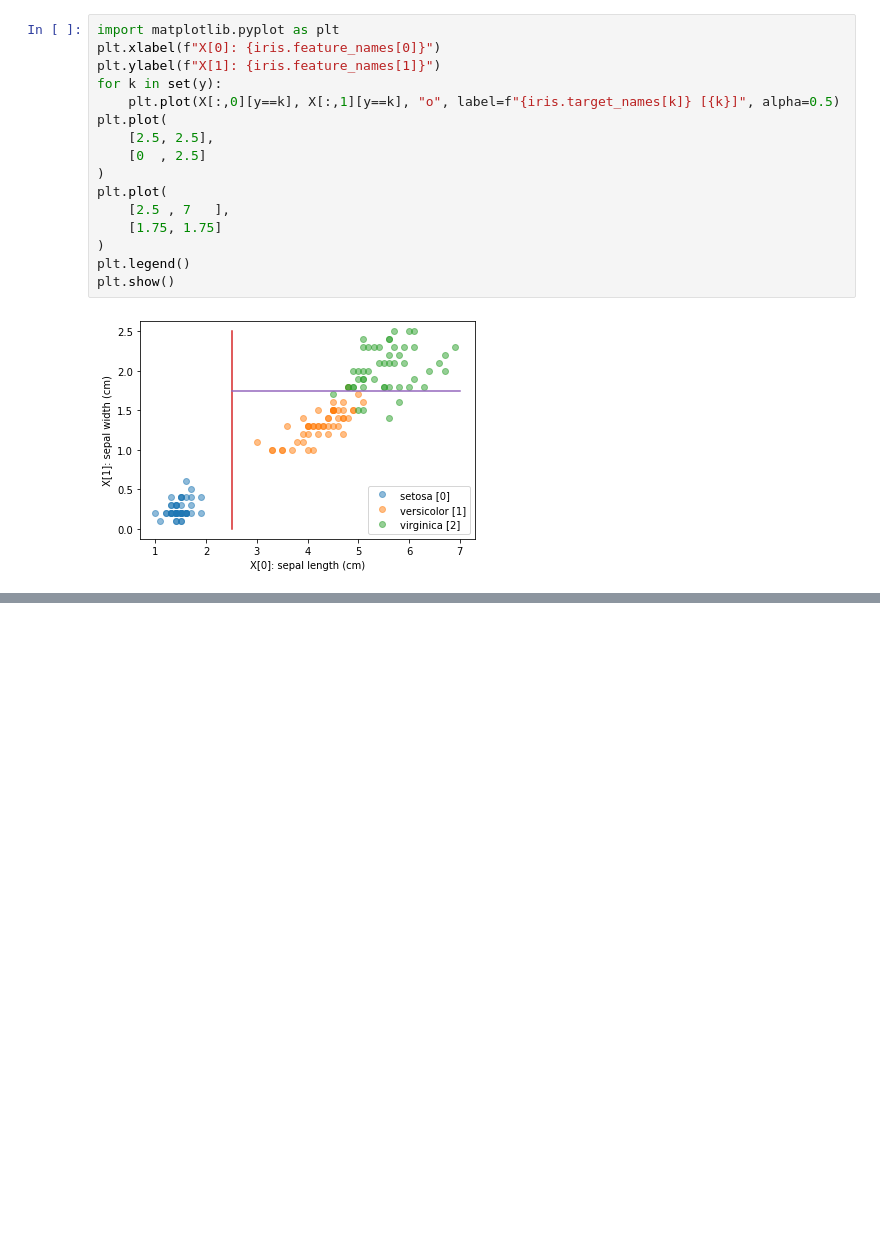
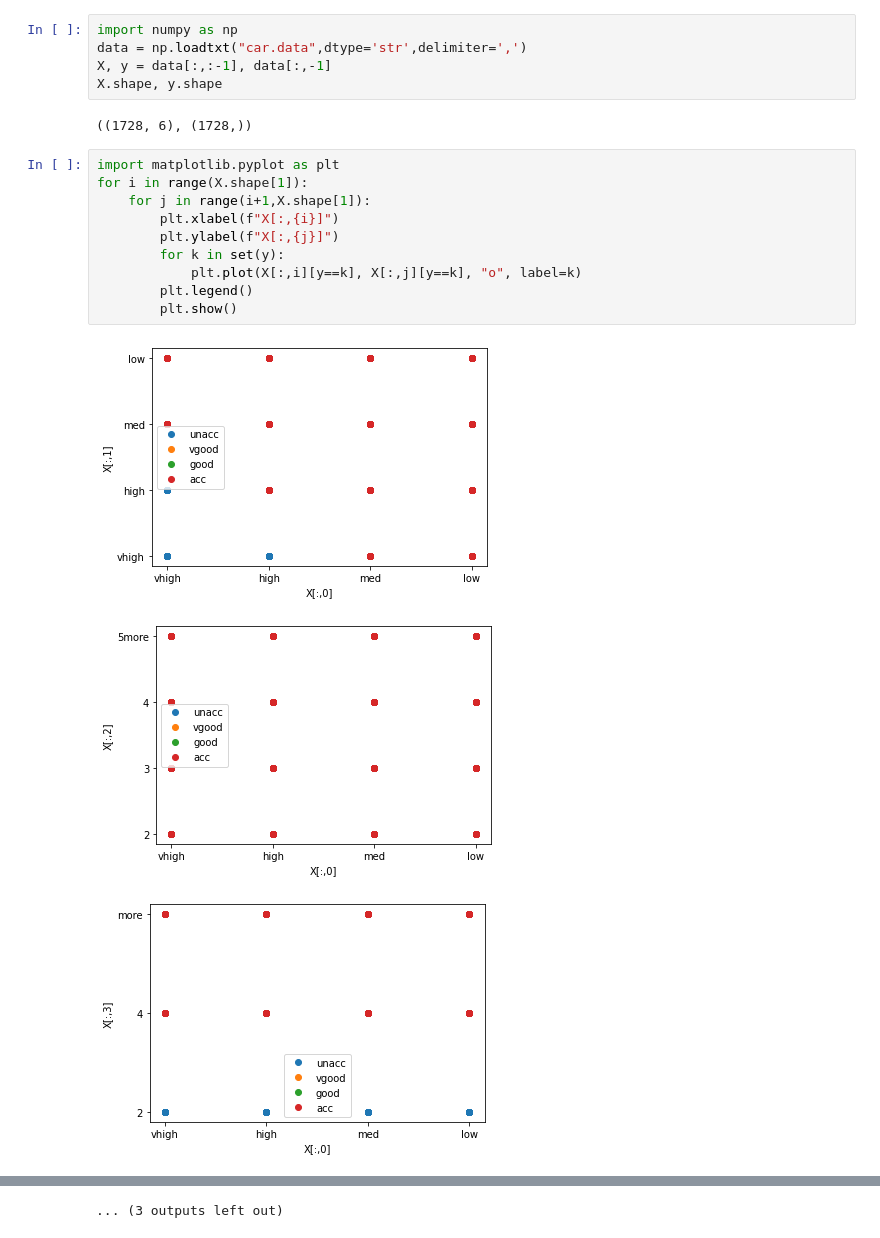
Before and after one commit to fboldt/aulasml, a Jupyter notebook: arvoredecisao.ipynb, the cells around one changed output, grey strips where cells are left out. Cells and saved outputs as stored; diff of their text form; blank space fills up the shorter version.

```diff
--- a/arvoredecisao.ipynb
+++ b/arvoredecisao.ipynb
@@ -10,18 +8,21 @@ X, y = iris.data[:,2:], iris.target
+# %%
+import numpy as np
+data = np.loadtxt("car.data",dtype='str',delimiter=',')
+X, y = data[:,:-1], data[:,-1]
+X.shape, y.shape
+# %% [output]
+((1728, 6), (1728,))
 # %%
 import matplotlib.pyplot as plt
-plt.xlabel(f"X[0]: {iris.feature_names[0]}")
-plt.ylabel(f"X[1]: {iris.feature_names[1]}")
-for k in set(y):
-    plt.plot(X[:,0][y==k], X[:,1][y==k], "o", label=f"{iris.target_names[k]} [{k}]", alpha=0.5)
-plt.plot(
-    [2.5, 2.5],
-    [0  , 2.5]
-)
-plt.plot(
-    [2.5 , 7   ],
-    [1.75, 1.75]
-)
-plt.legend()
-plt.show()
+for i in range(X.shape[1]):
+    for j in range(i+1,X.shape[1]):
+        plt.xlabel(f"X[:,{i}]")
+        plt.ylabel(f"X[:,{j}]")
+        for k in set(y):
+            plt.plot(X[:,i][y==k], X[:,j][y==k], "o", label=k)
+        plt.legend()
+        plt.show()
 # %% [output]
-[figure, old version]
+[figure, new version]
+[figure, added]
+[figure, added]
@@ -28,3 +38,4 @@ plt.show()
+... (3 outputs left out)
 # %%
 from sklearn.metrics import accuracy_score
 import numpy as np
```
Also changed, not shown: parts of 11 cells of this notebook, 5 other files.
